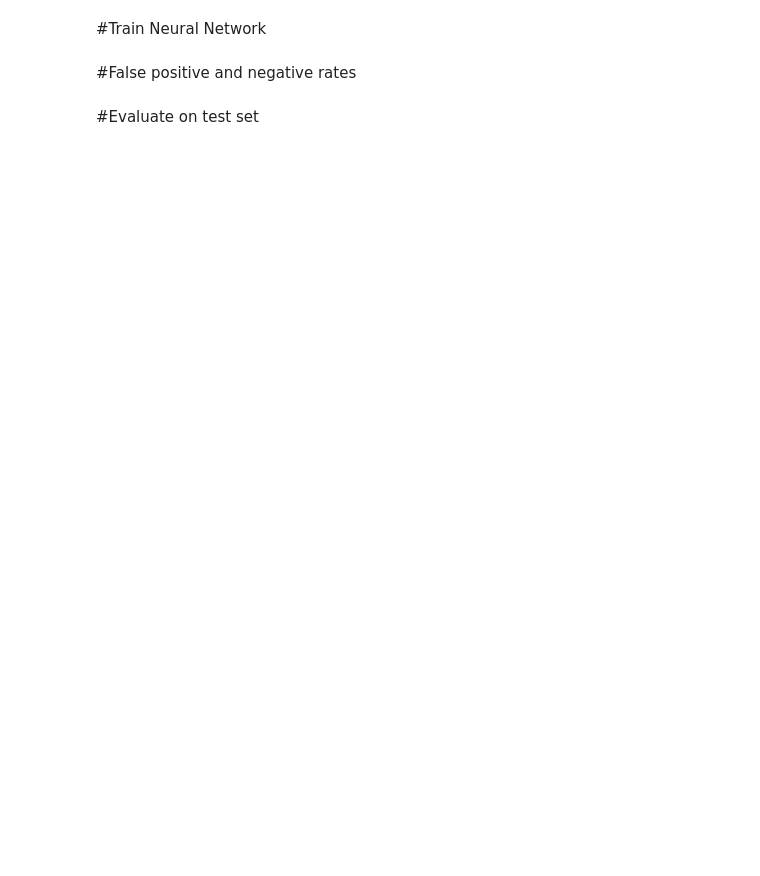
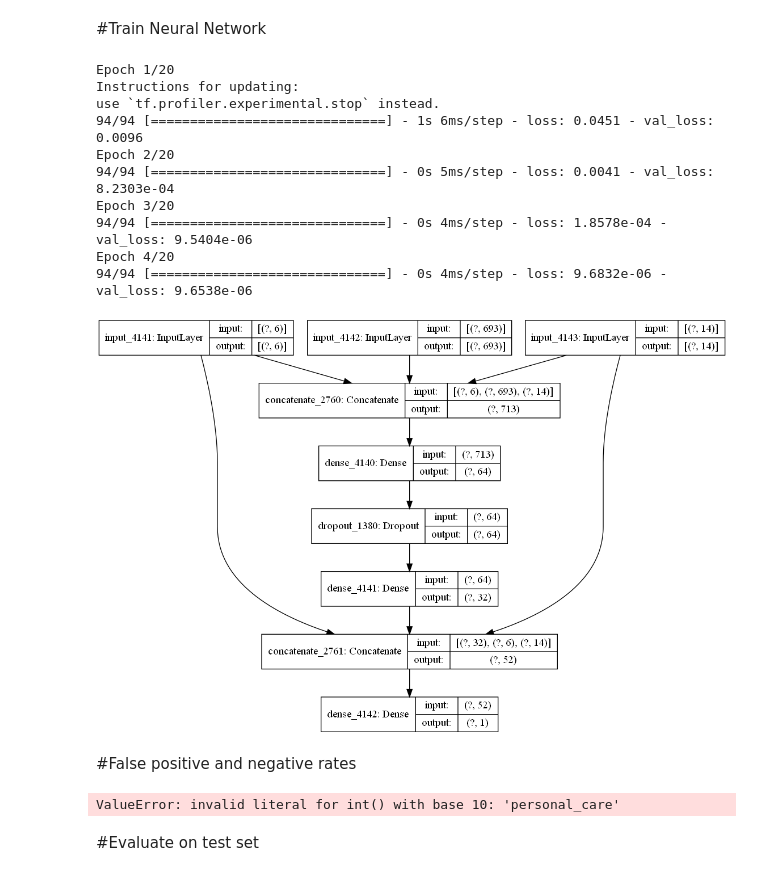
Before and after one commit to ColbyMainard/FraudDetectorCSCE676, a Jupyter notebook: Credit Card Analysis.ipynb, the cells around one changed output. Drawn from its saved outputs; the diff is of its cells as text; code cells hidden in the pictures; blank space fills up the shorter version.

Commit message:
Add files via upload
Model now trains and performs hyperparameter tuning

```diff
--- a/Credit Card Analysis.ipynb
+++ b/Credit Card Analysis.ipynb
@@ -39,6 +39,7 @@ unique_merchants = set(list(training_data_clean["merchant"]))
 for merchant in list(test_data_clean["merchant"]):
     unique_merchants.add(merchant)
 unique_merchants = list(unique_merchants)
+print(len(unique_merchants))
 
 #create tokenization scheme for merchants
 merchant_tokenized_dict = {}
@@ -50,18 +51,19 @@ unique_categories = set(list(training_data_clean["category"]))
 for category in list(test_data_clean["category"]):
     unique_categories.add(category)
 unique_categories = list(unique_categories)
+print(len(unique_categories))
 
 #create tokenization scheme for categories
 categories_tokenized_dict = {}
 for idx in range(len(unique_categories)):
     categories_tokenized_dict[unique_categories[idx]] = idx
 
-#columns to keep: cc_num, merchant, category, amt, lat, long, unix_time, merch_lat, merch_long, is_fraud
+#columns to keep: merchant, category, amt, lat, long, unix_time, merch_lat, merch_long, is_fraud
 #create non-categorical data list
 non_categorical = []
 for idx in range(len(training_data_clean["cc_num"])):
     element = []
-    element.append(training_data_clean["cc_num"][idx])
+    #element.append(training_data_clean["cc_num"][idx])
     element.append(training_data_clean["amt"][idx])
     element.append(training_data_clean["lat"][idx])
     element.append(training_data_clean["long"][idx])
@@ -87,7 +89,7 @@ category_one_hot = []
 for idx in range(len(training_data_clean["category"])):
     element_raw = training_data_clean["category"][idx]
     element_int = categories_tokenized_dict[element_raw]
-    category_one_hot.append(to_categorical(element_int, num_classes=num_unique_merchants))
+    category_one_hot.append(to_categorical(element_int, num_classes=num_unique_categories))
 print("Category length:", len(category_one_hot))
 
 #create is_fraud list as y column
@@ -131,2 +263,28 @@ Number of fraudulent transactions: 7506
+# %%
+#Train neural network here
+import os
+os.mkdir("cc_fraud_detector")
+
+callbacks_list = [callbacks.EarlyStopping(monitor='val_loss', patience=1,), callbacks.ModelCheckpoint(filepath='cc_fraud_detector.h5', monitor='val_loss', save_best_only=True,), callbacks.ReduceLROnPlateau(monitor='val_loss', factor=0.1,patience=1,), callbacks.TensorBoard(log_dir="cc_fraud_detector",histogram_freq=1,embeddings_freq=1,)]
+try:
+    max_node_count, dropout_value, kernel_reg, bias_reg = best_params
+except:
+    max_node_count, dropout_value, kernel_reg, bias_reg = 64, 0.2, 0.025, 0.01
+
+network = define_model(max_node_count, dropout_value, kernel_reg, bias_reg)
+history = network.fit(x=[fraud_data_non_categorical_sample, fraud_data_merchant_sample, fraud_data_category_sample], y=fraud_data_label_sample, epochs=20, batch_size=128, validation_split=0.2, callbacks=callbacks_list)
+plot_model(network, to_file='cc_fraud_detector.png', show_shapes=True)
+# %% [output]
+Epoch 1/20
+Instructions for updating:
+use `tf.profiler.experimental.stop` instead.
+94/94 [==============================] - 1s 6ms/step - loss: 0.0451 - val_loss: 0.0096
+Epoch 2/20
+94/94 [==============================] - 0s 5ms/step - loss: 0.0041 - val_loss: 8.2303e-04
+Epoch 3/20
+94/94 [==============================] - 0s 4ms/step - loss: 1.8578e-04 - val_loss: 9.5404e-06
+Epoch 4/20
+94/94 [==============================] - 0s 4ms/step - loss: 9.6832e-06 - val_loss: 9.6538e-06
+[figure, added]
 # %% [markdown]
 #False positive and negative rates
@@ -135,3 +291,33 @@ Number of fraudulent transactions: 7506
+# %%
+#initialize false positive and negative rates
+false_pos = 0
+false_neg = 0
+true_pos = 0
+true_neg = 0
+
+#load credit_card_fraud_clean_test.csv and format
+test_data_non_categorical = []
+test_data_product_category = []
+test_data_fraud_value = []
+for idx in range(len(test_data_clean["cc_num"])):
+    non_categorical_element = []
+    #element.append(training_data_clean["cc_num"][idx])
+    non_categorical_element.append(test_data_clean["amt"][idx])
+    non_categorical_element.append(test_data_clean["lat"][idx])
+    non_categorical_element.append(test_data_clean["long"][idx])
+    non_categorical_element.append(test_data_clean["unix_time"][idx])
+    non_categorical_element.append(test_data_clean["merch_lat"][idx])
+    non_categorical_element.append(test_data_clean["merch_long"][idx])
+    test_data_non_categorical.append(non_categorical_element)
+    categorical_element = to_categorical(test_data_clean["category"][idx], num_classes=num_unique_categories)
+    test_data_product_category.append(categorical_element)
+    test_data_fraud_value.append([test_data_clean["is_fraud"][idx]])
+
+test_data_non_categorical = np.array(test_data_non_categorical)
+test_data_product_category = np.array(test_data_product_category)
+test_data_fraud_value = np.array(test_data_fraud_value)
+# %% [output]
+ValueError: invalid literal for int() with base 10: 'personal_care'
 # %% [markdown]
 #Evaluate on test set
 # %%
```
Also changed, not shown: parts of 11 cells of this notebook.
